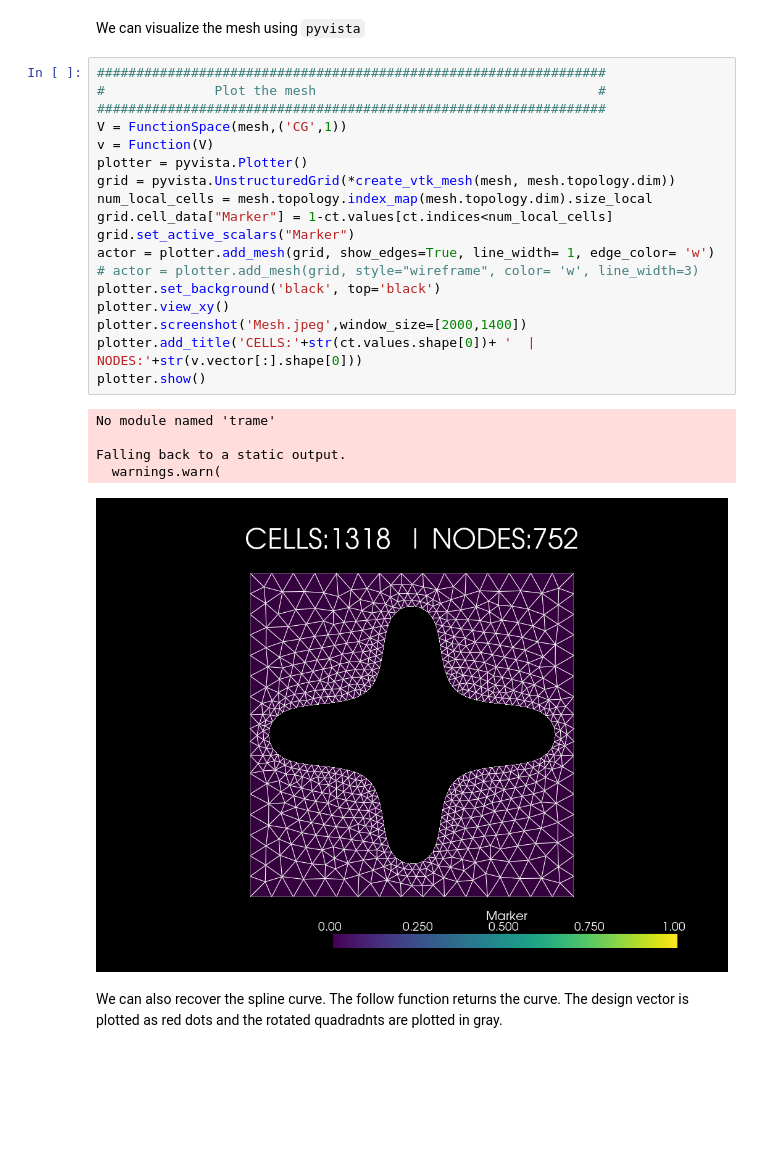
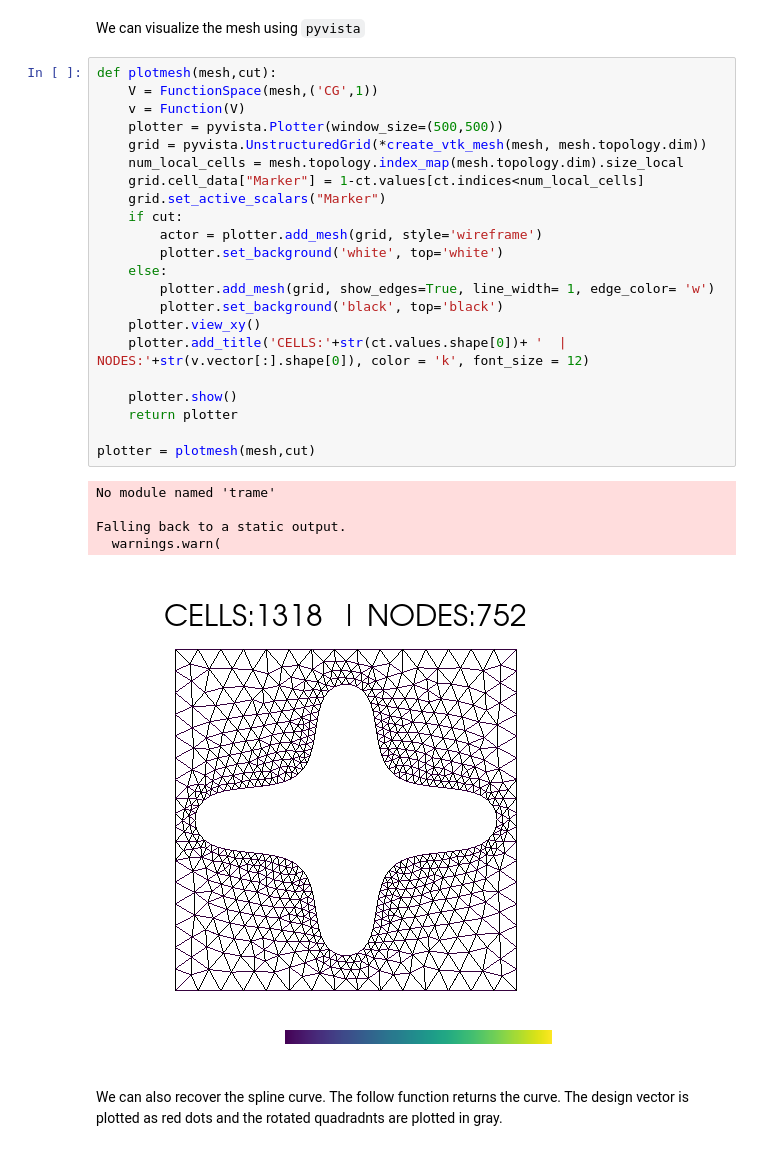
Before and after one commit to jtempelman95/fenonics, a Jupyter notebook: RepoCodes/real_build/Tutorial_Detailed.ipynb, the cells around one changed output. Drawn from its saved outputs; the diff is of its cells as text; blank space fills up the shorter version.

Commit message:
Fixed FEM_Functions, updated Tutorial_Detailed

```diff
--- a/RepoCodes/real_build/Tutorial_Detailed.ipynb
+++ b/RepoCodes/real_build/Tutorial_Detailed.ipynb
@@ -178,29 +177,33 @@ Generated Mesh in 21.395 Seconds
 # %% [markdown]
 We can visualize the mesh using `pyvista`
 # %%
-#################################################################
-#              Plot the mesh                                    #
-#################################################################
-V = FunctionSpace(mesh,('CG',1))
-v = Function(V)
-plotter = pyvista.Plotter()
-grid = pyvista.UnstructuredGrid(*create_vtk_mesh(mesh, mesh.topology.dim))
-num_local_cells = mesh.topology.index_map(mesh.topology.dim).size_local
-grid.cell_data["Marker"] = 1-ct.values[ct.indices<num_local_cells]
-grid.set_active_scalars("Marker")
-actor = plotter.add_mesh(grid, show_edges=True, line_width= 1, edge_color= 'w')
-# actor = plotter.add_mesh(grid, style="wireframe", color= 'w', line_width=3)
-plotter.set_background('black', top='black')
-plotter.view_xy()
-plotter.screenshot('Mesh.jpeg',window_size=[2000,1400])
-plotter.add_title('CELLS:'+str(ct.values.shape[0])+ '  | NODES:'+str(v.vector[:].shape[0]))
-plotter.show()
+def plotmesh(mesh,cut):
+    V = FunctionSpace(mesh,('CG',1))
+    v = Function(V)
+    plotter = pyvista.Plotter(window_size=(500,500))
+    grid = pyvista.UnstructuredGrid(*create_vtk_mesh(mesh, mesh.topology.dim))
+    num_local_cells = mesh.topology.index_map(mesh.topology.dim).size_local
+    grid.cell_data["Marker"] = 1-ct.values[ct.indices<num_local_cells]
+    grid.set_active_scalars("Marker")
+    if cut:
+        actor = plotter.add_mesh(grid, style='wireframe')
+        plotter.set_background('white', top='white')
+    else:
+        plotter.add_mesh(grid, show_edges=True, line_width= 1, edge_color= 'w')
+        plotter.set_background('black', top='black')
+    plotter.view_xy()
+    plotter.add_title('CELLS:'+str(ct.values.shape[0])+ '  | NODES:'+str(v.vector[:].shape[0]), color = 'k', font_size = 12)
+
+    plotter.show()
+    return plotter
+
+plotter = plotmesh(mesh,cut)
 # %% [output]
 No module named 'trame'
 
 Falling back to a static output.
   warnings.warn(
-[figure, old version]
+[figure, new version]
 # %% [markdown]
 We can also recover the spline curve. The follow function returns the curve. The design vector is plotted as red dots and the rotated quadradnts are plotted in gray.
 # %%
```
Also changed, not shown: parts of 9 cells of this notebook, 4 other files.
